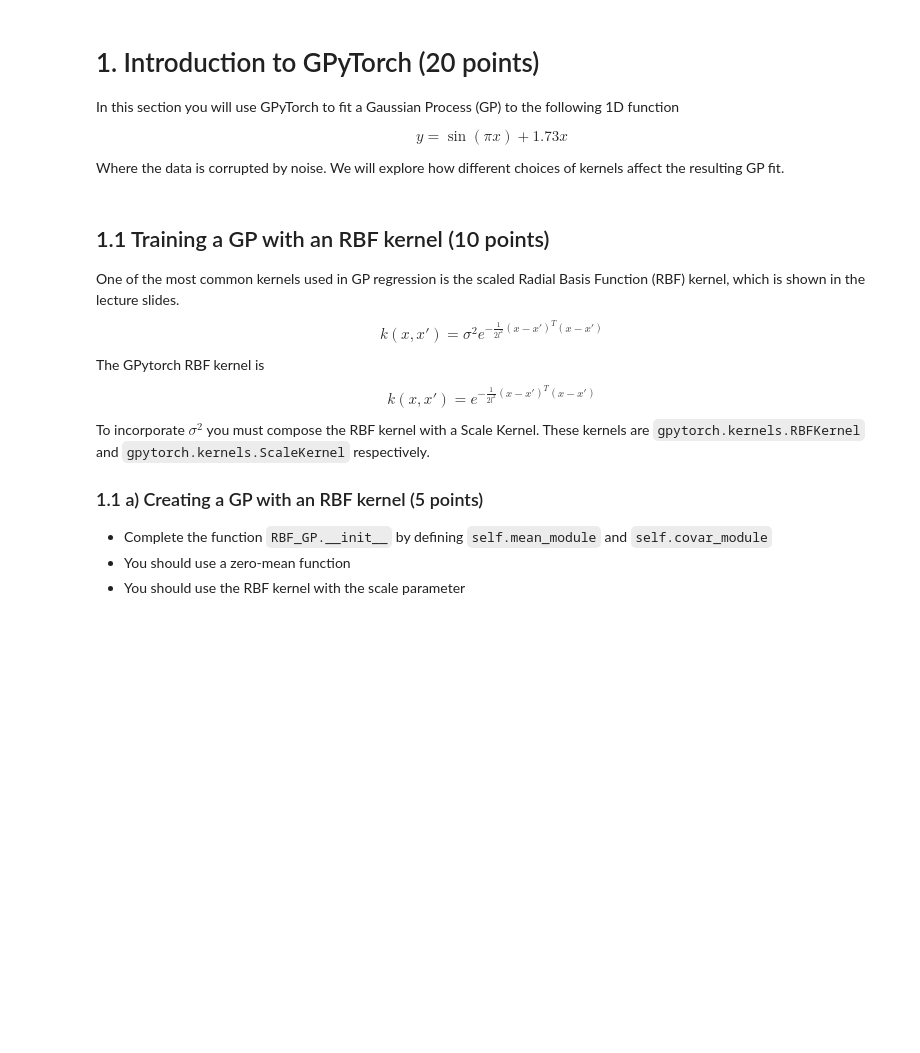
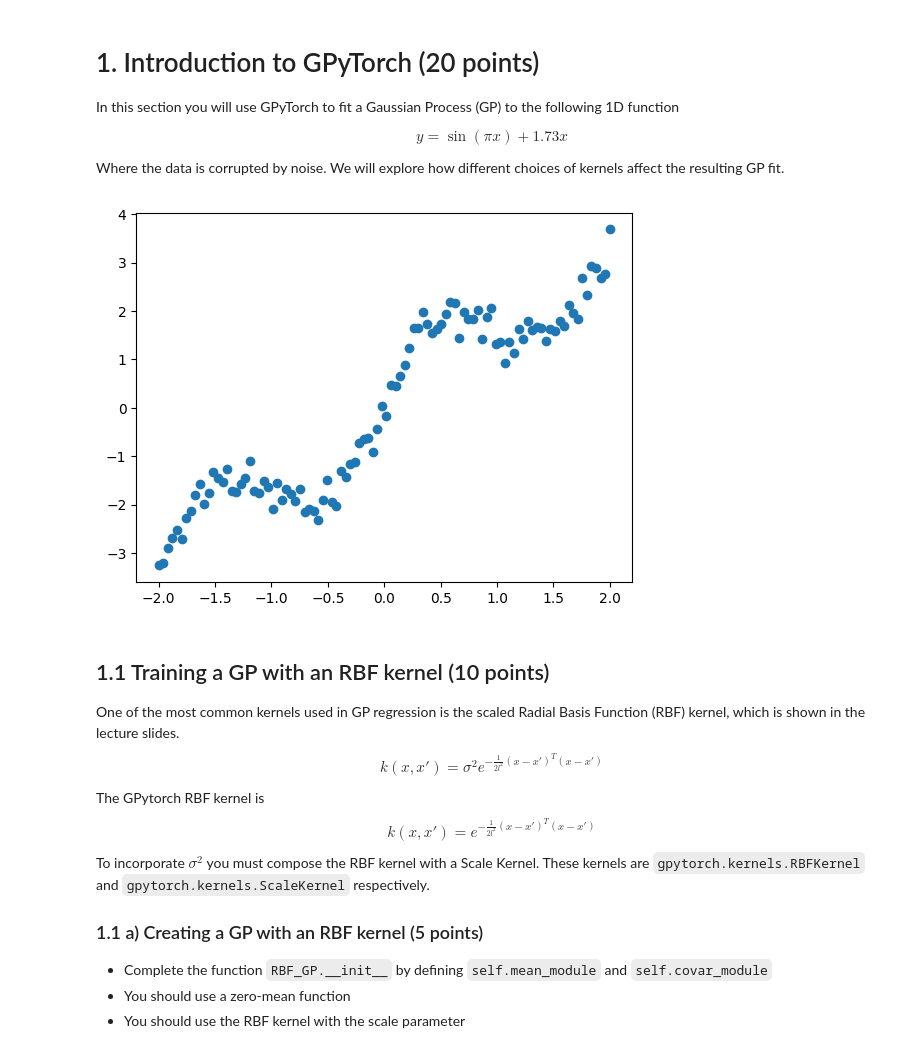
Before and after one commit to dorecasan/rob498_umich, a Jupyter notebook: HW4/ROB498_hw4.ipynb, the cells around one changed output. Drawn from its saved outputs; the diff is of its cells as text; code cells hidden in the pictures; blank space fills up the shorter version.

```diff
--- a/HW4/ROB498_hw4.ipynb
+++ b/HW4/ROB498_hw4.ipynb
@@ -6,7 +6,7 @@
 # %%
 # TODO: Fill in the Google Drive path where you uploaded the assignment
 # Example: If you create a ROB498 folder and put all the files under HW3 folder, then 'ROB498/HW4'
-GOOGLE_DRIVE_PATH_AFTER_MYDRIVE = 'ROB498/HW4'
+GOOGLE_DRIVE_PATH_AFTER_MYDRIVE = 'Colab Notebooks/UMich-ROB-490/homeworks/HW4'
 # %% [markdown]
 ### Setup Code
 # %%
@@ -105,16 +127,18 @@ Where the data is corrupted by noise. We will explore how different choices of k
 # %%
 from gpytorch_intro import *
 
 # First load the training data
 train_data = np.load(os.path.join(GOOGLE_DRIVE_PATH, 'q1_train_data.npz' ), allow_pickle=True)
 
-train_x = torch.from_numpy(data['x'])
-train_y = torch.from_numpy(data['y'])
+train_x = torch.from_numpy(train_data['x'])
+train_y = torch.from_numpy(train_data['y'])
 
 test_x = torch.linspace(-3, 3, 100)
 
 plt.scatter(train_x, train_y)
 plt.show()
+# %% [output]
+[figure, added]
 # %% [markdown]
 ## 1.1 Training a GP with an RBF kernel (10 points)
 
```
Also changed, not shown: parts of 19 cells of this notebook, 6 other files.
